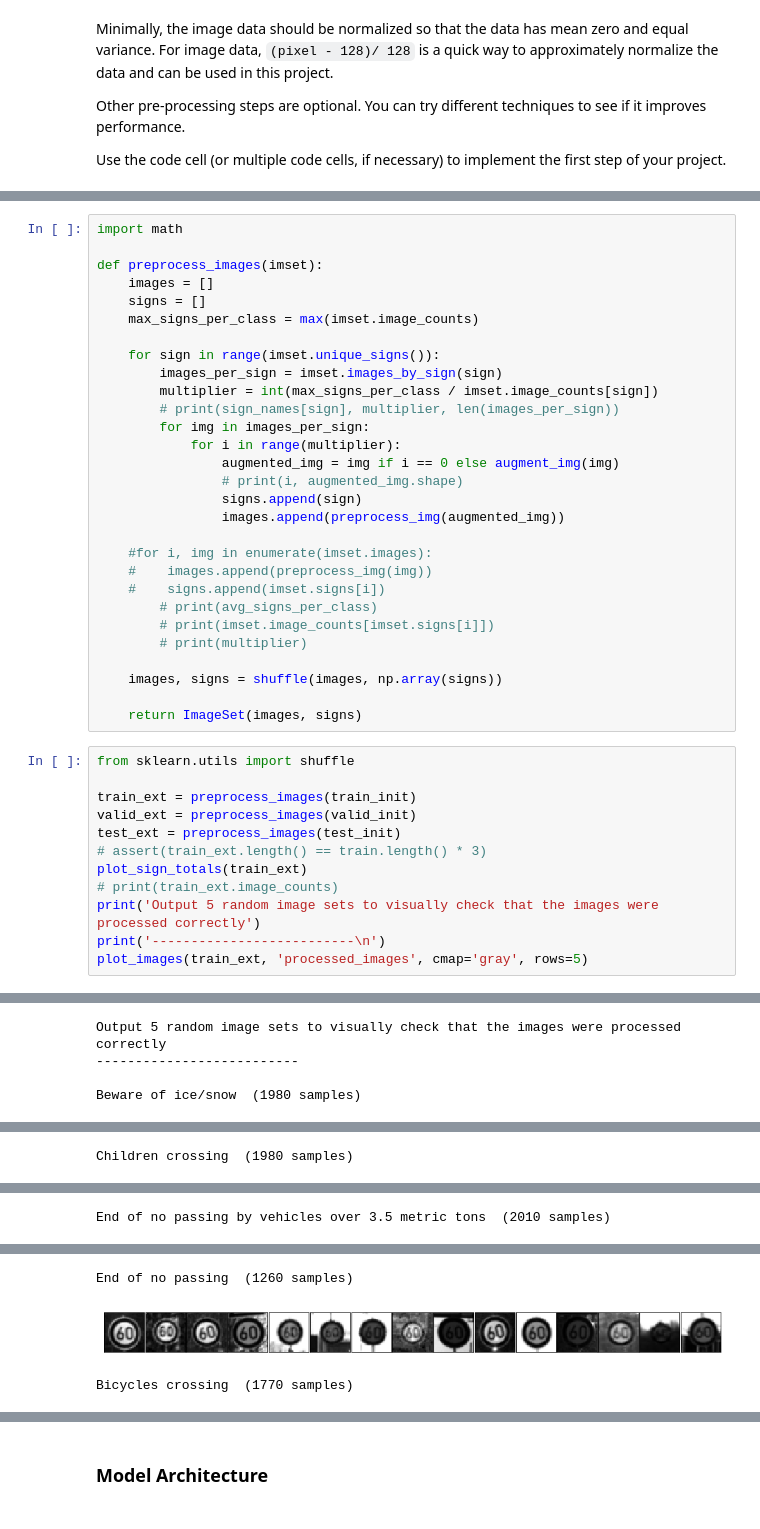
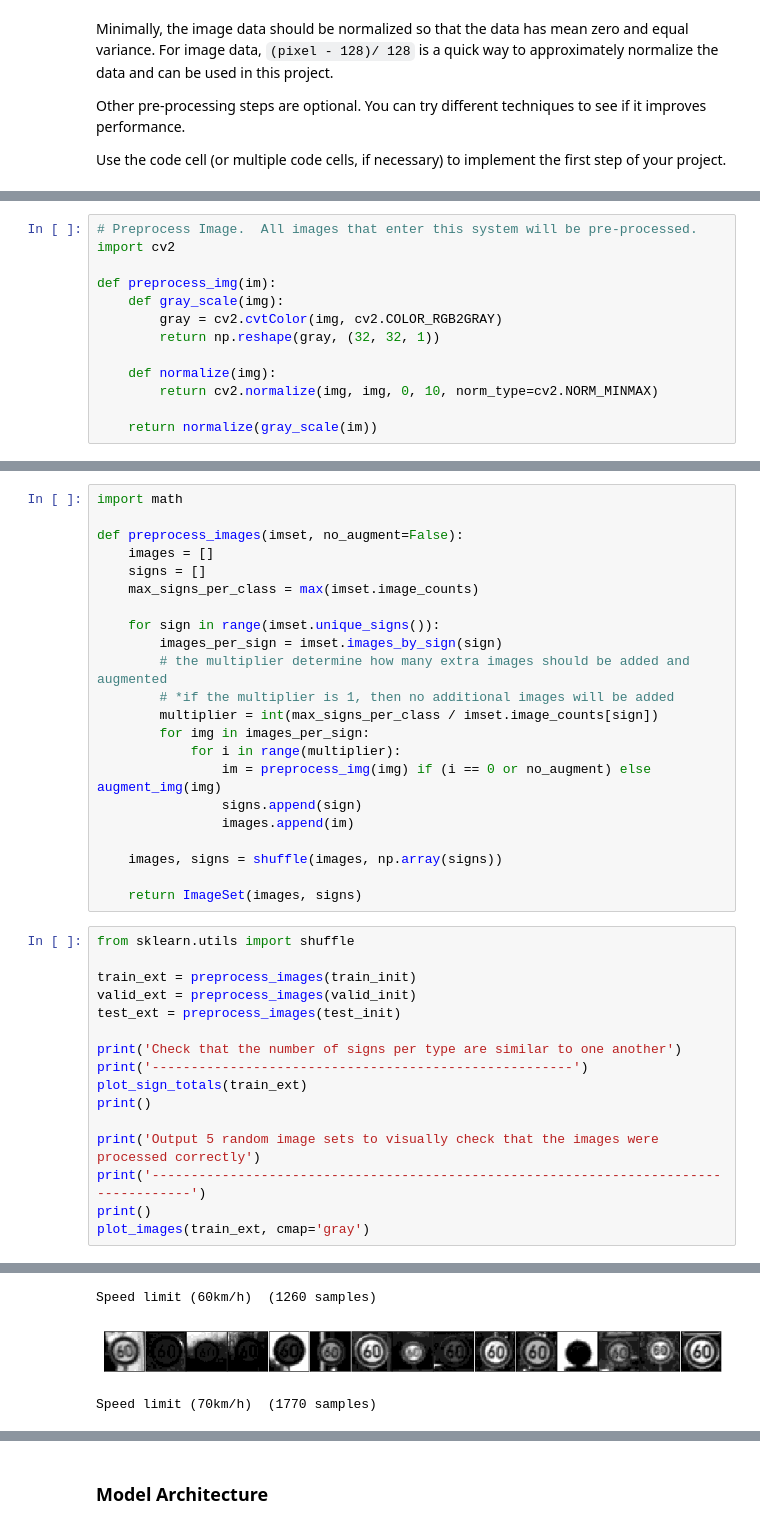
Before and after one commit to vssrcj/traffic-sign-classifier, a Jupyter notebook: Traffic_Sign_Classifier.ipynb, the cells around one changed output, grey strips where cells are left out. Cells and saved outputs as stored; diff of their text form.

Commit message:
added many things

```diff
--- a/Traffic_Sign_Classifier.ipynb
+++ b/Traffic_Sign_Classifier.ipynb
@@ -259 +223,14 @@ For every image, add 2 to the dataset that are augmented
+# %%
+# Preprocess Image.  All images that enter this system will be pre-processed.
+import cv2
+
+def preprocess_img(im):
+    def gray_scale(img):
+        gray = cv2.cvtColor(img, cv2.COLOR_RGB2GRAY)
+        return np.reshape(gray, (32, 32, 1))
+
+    def normalize(img):
+        return cv2.normalize(img, img, 0, 10, norm_type=cv2.NORM_MINMAX)
+
+    return normalize(gray_scale(im))
 # %%
@@ -297,28 +295,21 @@ def augment_img(img):
 # %%
 import math
 
-def preprocess_images(imset):
+def preprocess_images(imset, no_augment=False):
     images = []
     signs = []
     max_signs_per_class = max(imset.image_counts)
 
     for sign in range(imset.unique_signs()):
         images_per_sign = imset.images_by_sign(sign)
+        # the multiplier determine how many extra images should be added and augmented
+        # *if the multiplier is 1, then no additional images will be added
         multiplier = int(max_signs_per_class / imset.image_counts[sign])
-        # print(sign_names[sign], multiplier, len(images_per_sign))
         for img in images_per_sign:
             for i in range(multiplier):
-                augmented_img = img if i == 0 else augment_img(img)
-                # print(i, augmented_img.shape)
+                im = preprocess_img(img) if (i == 0 or no_augment) else augment_img(img)
                 signs.append(sign)
-                images.append(preprocess_img(augmented_img))
-
-    #for i, img in enumerate(imset.images):
-    #    images.append(preprocess_img(img))
-    #    signs.append(imset.signs[i])
-        # print(avg_signs_per_class)
-        # print(imset.image_counts[imset.signs[i]])
-        # print(multiplier)
+                images.append(im)
 
     images, signs = shuffle(images, np.array(signs))
 
@@ -329,10 +320,14 @@ from sklearn.utils import shuffle
 train_ext = preprocess_images(train_init)
 valid_ext = preprocess_images(valid_init)
 test_ext = preprocess_images(test_init)
-# assert(train_ext.length() == train.length() * 3)
+
+print('Check that the number of signs per type are similar to one another')
+print('------------------------------------------------------')
 plot_sign_totals(train_ext)
-# print(train_ext.image_counts)
+print()
+
 print('Output 5 random image sets to visually check that the images were processed correctly')
-print('--------------------------\n')
-plot_images(train_ext, 'processed_images', cmap='gray', rows=5)
+print('-------------------------------------------------------------------------------------')
+print()
+plot_images(train_ext, cmap='gray')
 # %% [output]
@@ -339,5 +336 @@ plot_images(train_ext, 'processed_images', cmap='gray', rows=5)
 [figure]
-Output 5 random image sets to visually check that the images were processed correctly
---------------------------
-
-Beware of ice/snow  (1980 samples)
@@ -345 +341,0 @@ Beware of ice/snow  (1980 samples)
-Children crossing  (1980 samples)
@@ -347 +343,0 @@ Children crossing  (1980 samples)
-End of no passing by vehicles over 3.5 metric tons  (2010 samples)
@@ -349,3 +346,3 @@ End of no passing by vehicles over 3.5 metric tons  (2010 samples)
-End of no passing  (1260 samples)
+Speed limit (60km/h)  (1260 samples)
-[figure, old version]
+[figure, new version]
-Bicycles crossing  (1770 samples)
+Speed limit (70km/h)  (1770 samples)
```
Also changed, not shown: parts of 28 cells of this notebook, 18 other files.
